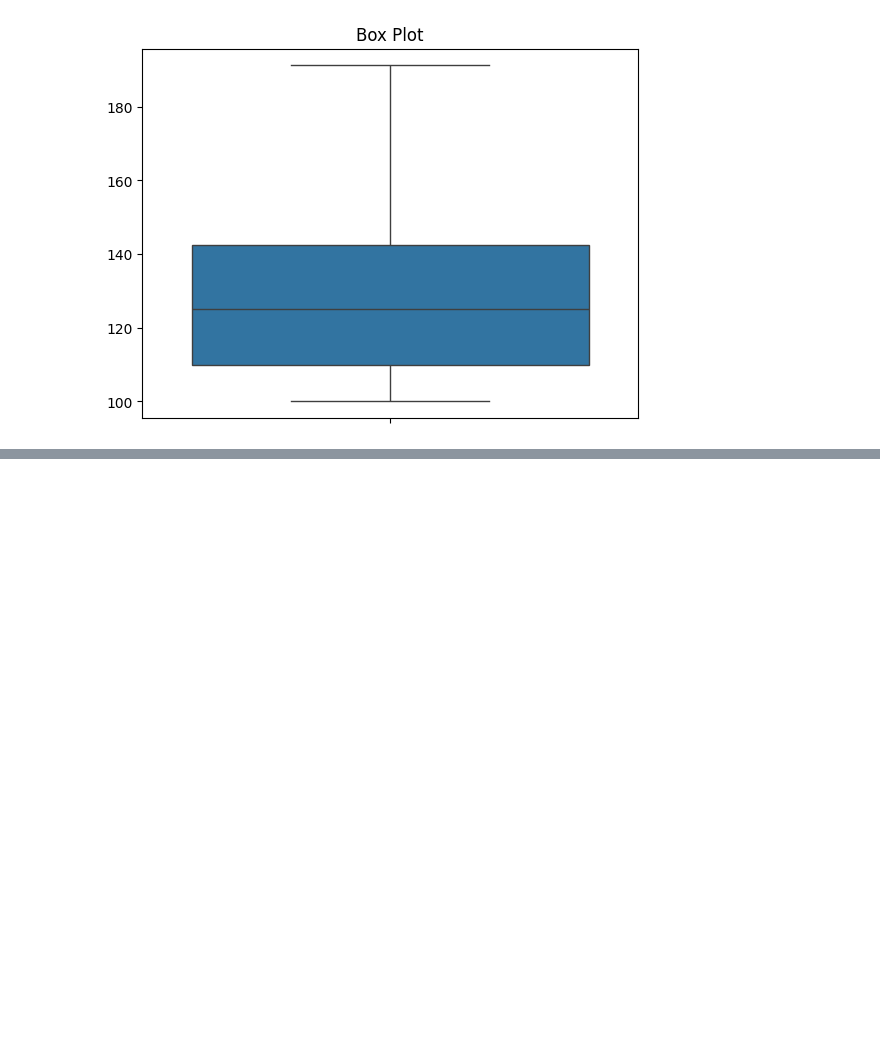
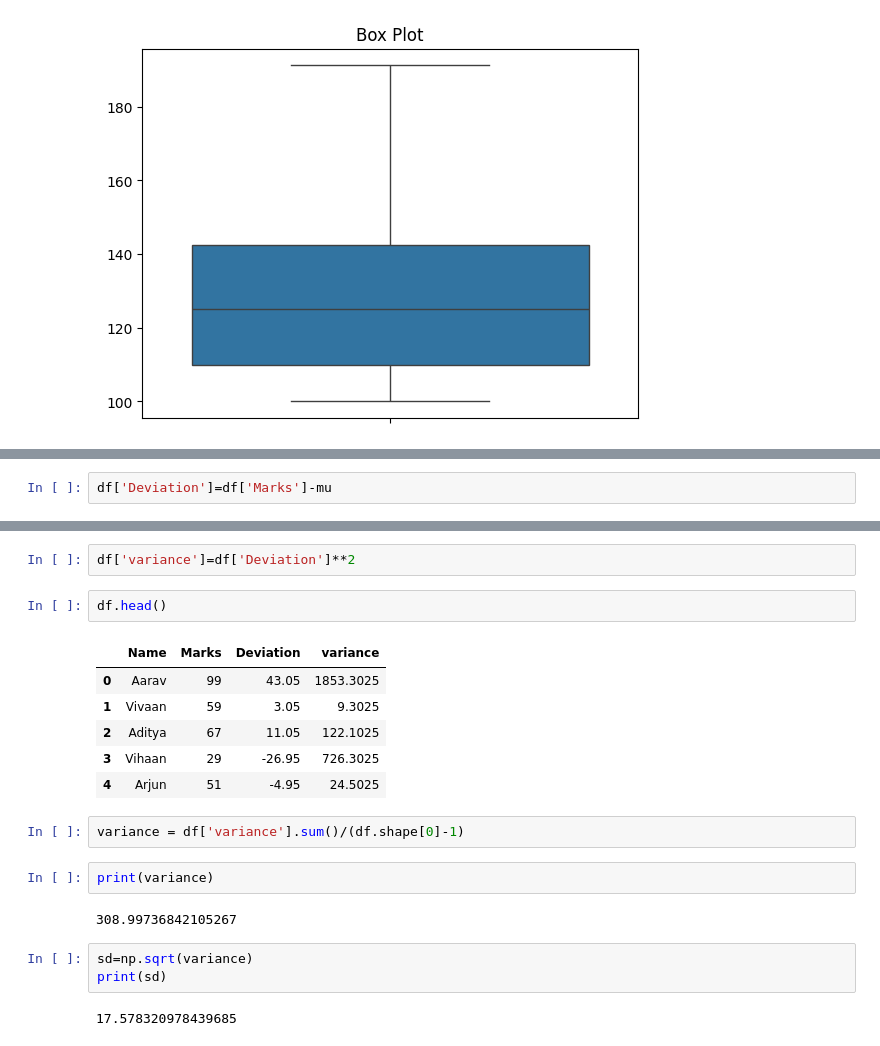
Before and after one commit to pritkudale/ML-for-Teachers, a Jupyter notebook: Statistics/Statistics.ipynb, the cells around one changed output, grey strips where cells are left out. Saved outputs shown, nothing was run; the diff lists cells and outputs as text; blank space fills up the shorter version.

```diff
--- a/Statistics/Statistics.ipynb
+++ b/Statistics/Statistics.ipynb
@@ -163,0 +213,2 @@ plt.show()
+# %%
+df['Deviation']=df['Marks']-mu
@@ -163,0 +224,22 @@ plt.show()
+# %%
+df['variance']=df['Deviation']**2
+# %%
+df.head()
+# %% [output]
+|  | Name | Marks | Deviation | variance |
+| 0 | Aarav | 99 | 43.05 | 1853.3025 |
+| 1 | Vivaan | 59 | 3.05 | 9.3025 |
+| 2 | Aditya | 67 | 11.05 | 122.1025 |
+| 3 | Vihaan | 29 | -26.95 | 726.3025 |
+| 4 | Arjun | 51 | -4.95 | 24.5025 |
+# %%
+variance = df['variance'].sum()/(df.shape[0]-1)
+# %%
+print(variance)
+# %% [output]
+308.99736842105267
+# %%
+sd=np.sqrt(variance)
+print(sd)
+# %% [output]
+17.578320978439685
```
Also changed, not shown: parts of 10 cells of this notebook.
